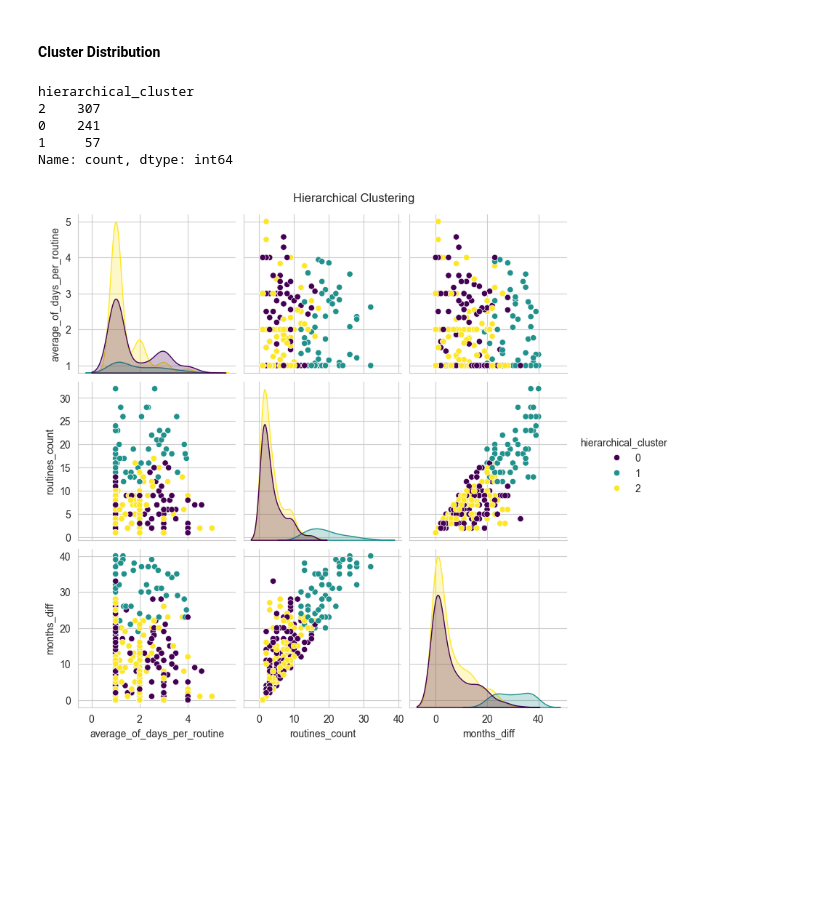
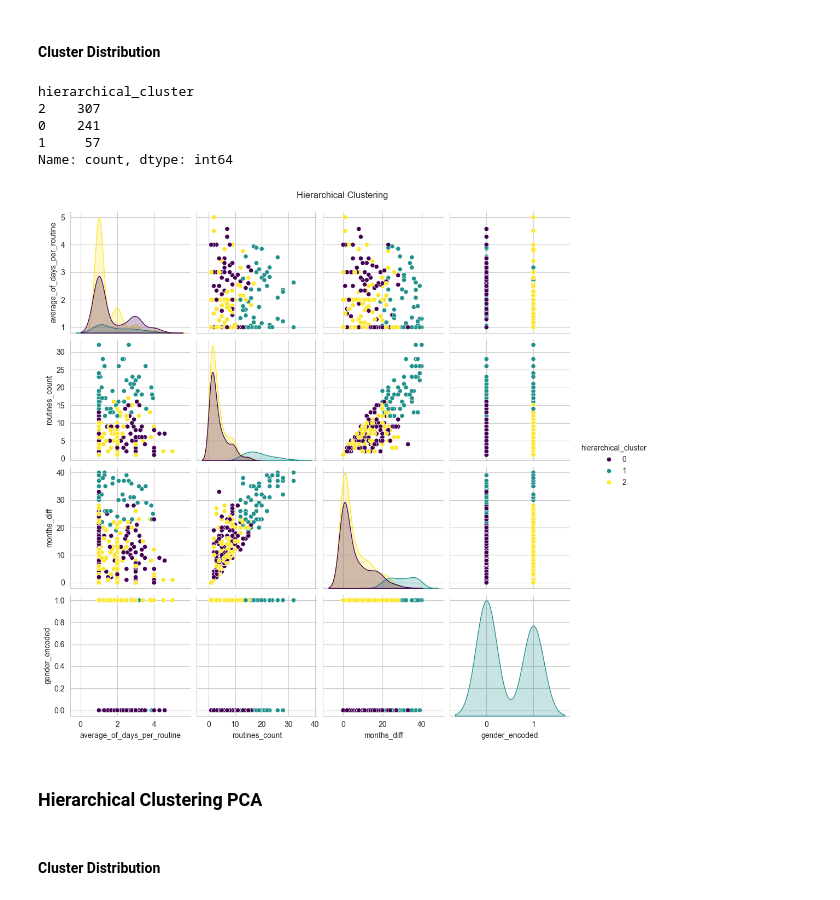
Before and after one commit to alejo-cuello/gym-clients, a Jupyter notebook: notebooks/03_eda_clusters.ipynb, the cells around one changed output. Saved outputs shown, nothing was run; the diff lists cells and outputs as text; code cells hidden in the pictures; blank space fills up the shorter version.

Commit message:
[update] add PCA to clustering algorithms

```diff
--- a/notebooks/03_eda_clusters.ipynb
+++ b/notebooks/03_eda_clusters.ipynb
@@ -29,3 +31,5 @@ We will look at how the features (`average_of_days_per_routine`, `routines_count
+# %%
+vars = ['average_of_days_per_routine', 'routines_count', 'months_diff', 'gender_encoded']
 # %% [markdown]
 ### K-Means (2 Clusters)
 # %%
@@ -90,13 +116,17 @@ Name: count, dtype: int64
 # %%
 print(df['hierarchical_cluster'].value_counts())
 
-sns.pairplot(df, hue='hierarchical_cluster', vars=['average_of_days_per_routine', 'routines_count', 'months_diff'], palette='viridis')
+sns.pairplot(df, hue='hierarchical_cluster', vars=vars, palette='viridis')
 plt.suptitle('Hierarchical Clustering', y=1.02)
 plt.show()
 # %% [output]
 hierarchical_cluster
 2    307
 0    241
 1     57
 Name: count, dtype: int64
-[figure, old version]
+[figure, new version]
+# %% [markdown]
+### Hierarchical Clustering PCA
+# %% [markdown]
+#### Cluster Distribution
```
Also changed, not shown: parts of 17 cells of this notebook, 4 other files.
